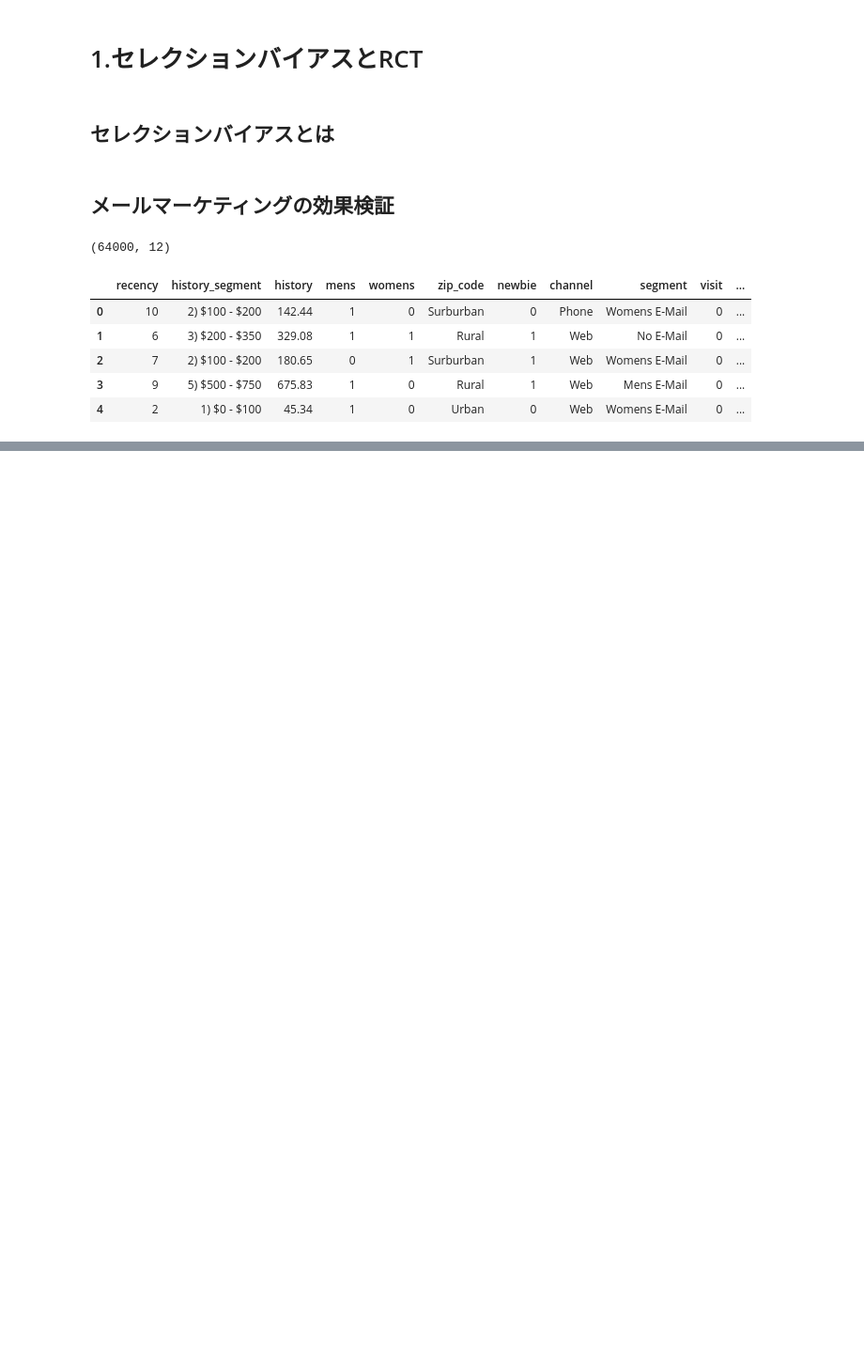
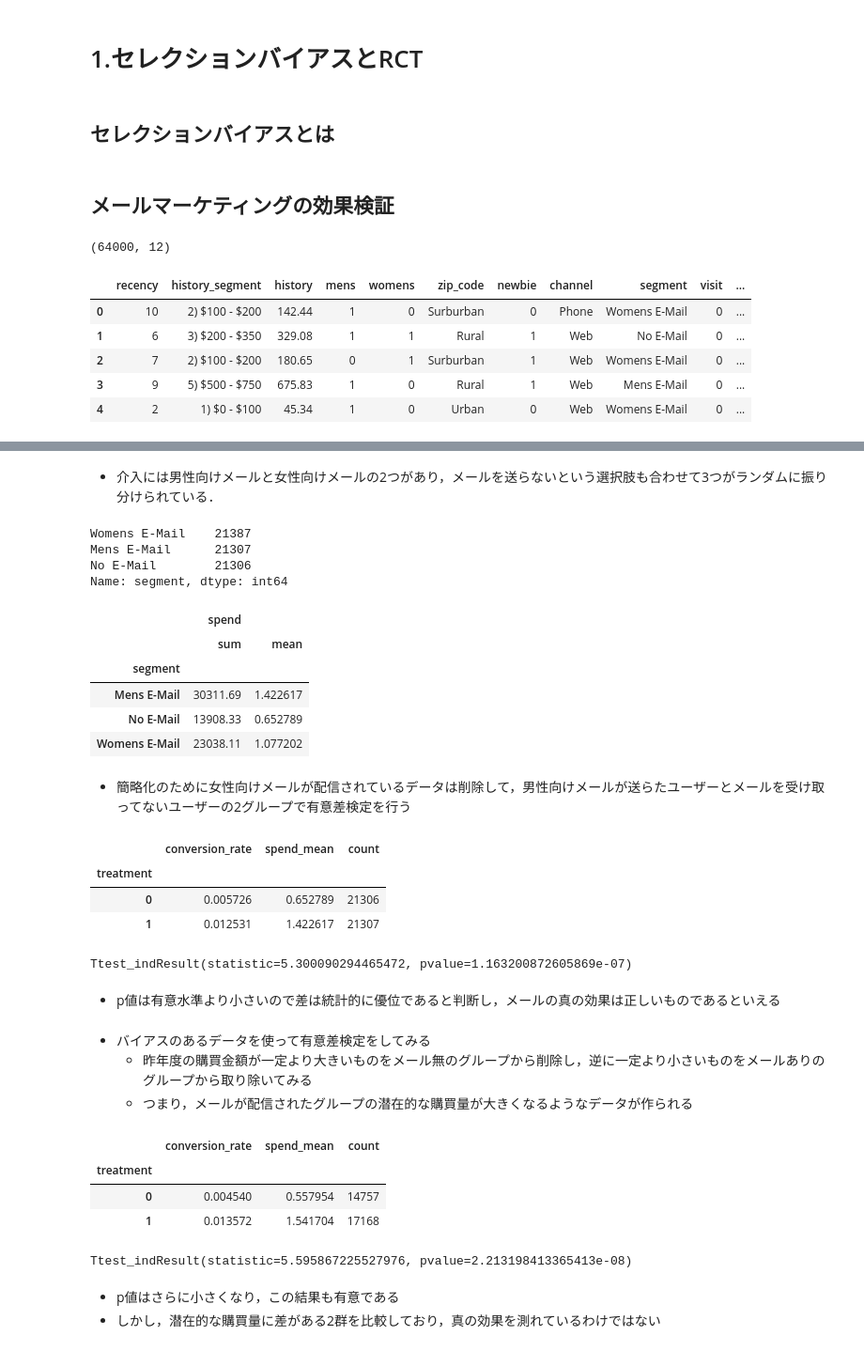
Before and after one commit to morison28/koka-kensho-nyumon, a Jupyter notebook: ch01.ipynb, the cells around one changed output, grey strips where cells are left out. Shown: that part at 94% size. Saved outputs shown, nothing was run; the diff lists cells and outputs as text; code cells hidden in the pictures; blank space fills up the shorter version.

Commit message:
read chapter 1

```diff
--- a/ch01.ipynb
+++ b/ch01.ipynb
@@ -8,9 +8,10 @@ from scipy import stats
 # %% [markdown]
 ## メールマーケティングの効果検証
 # %%
-df_mail = pd.read_csv('http://www.minethatdata.com/Kevin_Hillstrom_MineThatData_E-MailAnalytics_DataMiningChallenge_2008.03.20.csv')
-print(df_mail.shape)
-display(df_mail.head())
+# RCTのためにランダムでメールを送信した結果のデータ
+mail_df = pd.read_csv('http://www.minethatdata.com/Kevin_Hillstrom_MineThatData_E-MailAnalytics_DataMiningChallenge_2008.03.20.csv')
+print(mail_df.shape)
+display(mail_df.head())
 # %% [output]
 (64000, 12)
 |  | recency | history_segment | history | mens | womens | zip_code | newbie | channel | segment | visit | ... |
@@ -23,3 +24,23 @@ display(df_mail.head())
 - カラム説明
 
 ![image.png](attachment:image.png)
+# %% [markdown]
+- 介入には男性向けメールと女性向けメールの2つがあり，メールを送らないという選択肢も合わせて3つがランダムに振り分けられている．
+# %%
+print(mail_df['segment'].value_counts())
+# %% [output]
+Womens E-Mail    21387
+Mens E-Mail      21307
+No E-Mail        21306
+Name: segment, dtype: int64
+# %%
+display(mail_df.groupby('segment').agg({'spend': ['sum', 'mean']}))
+# %% [output]
+|  | spend |  |
+|  | sum | mean |
+| segment |  |  |
+| Mens E-Mail | 30311.69 | 1.422617 |
+| No E-Mail | 13908.33 | 0.652789 |
+| Womens E-Mail | 23038.11 | 1.077202 |
+# %% [markdown]
+- 簡略化のために女性向けメールが配信されているデータは削除して，男性向けメールが送らたユーザーとメールを受け取ってないユーザーの2グループで有意差検定を行う
@@ -25,0 +50,28 @@ display(df_mail.head())
+# %%
+male_df.groupby('treatment').agg(
+    conversion_rate=('conversion', 'mean'),
+    spend_mean=('spend', 'mean'),
+    count=('treatment', 'count')
+)
+# %% [output]
+|  | conversion_rate | spend_mean | count |
+| treatment |  |  |  |
+| 0 | 0.005726 | 0.652789 | 21306 |
+| 1 | 0.012531 | 1.422617 | 21307 |
+# %%
+### (a)男性向けメールが配信されたグループの購買データを得る
+mens_mail = male_df[male_df.treatment==1].spend.values
+
+### (b)メールが配信されなかったグループの購買データを得る
+no_mail = male_df[male_df.treatment==0].spend.values
+
+### (a)(b)の平均の差に対して有意差検定を実行する
+stats.ttest_ind(mens_mail, no_mail)
+# %% [output]
+Ttest_indResult(statistic=5.300090294465472, pvalue=1.163200872605869e-07)
+# %% [markdown]
+- p値は有意水準より小さいので差は統計的に優位であると判断し，メールの真の効果は正しいものであるといえる
+# %% [markdown]
+- バイアスのあるデータを使って有意差検定をしてみる
+    - 昨年度の購買金額が一定より大きいものをメール無のグループから削除し，逆に一定より小さいものをメールありのグループから取り除いてみる
+    - つまり，メールが配信されたグループの潜在的な購買量が大きくなるようなデータが作られる
@@ -25,0 +86,25 @@ display(df_mail.head())
+# %%
+biased_df.groupby('treatment').agg(
+    conversion_rate=('conversion', 'mean'),
+    spend_mean=('spend', 'mean'),
+    count=('treatment', 'count')
+)
+# %% [output]
+|  | conversion_rate | spend_mean | count |
+| treatment |  |  |  |
+| 0 | 0.004540 | 0.557954 | 14757 |
+| 1 | 0.013572 | 1.541704 | 17168 |
+# %%
+## (a)男性向けメールが配信されたグループの購買データを得る
+mens_mail_biased = biased_df[biased_df.treatment == 1].spend.values
+
+## (b)メールが配信されなかったグループの購買データを得る
+no_mail_biased = biased_df[biased_df.treatment == 0].spend.values
+
+## (a)(b)の平均の差に対して有意差検定を実行
+stats.ttest_ind(mens_mail_biased, no_mail_biased)
+# %% [output]
+Ttest_indResult(statistic=5.595867225527976, pvalue=2.213198413365413e-08)
+# %% [markdown]
+- p値はさらに小さくなり，この結果も有意である
+- しかし，潜在的な購買量に差がある2群を比較しており，真の効果を測れているわけではない
```
Also changed, not shown: parts of 2 cells of this notebook.
